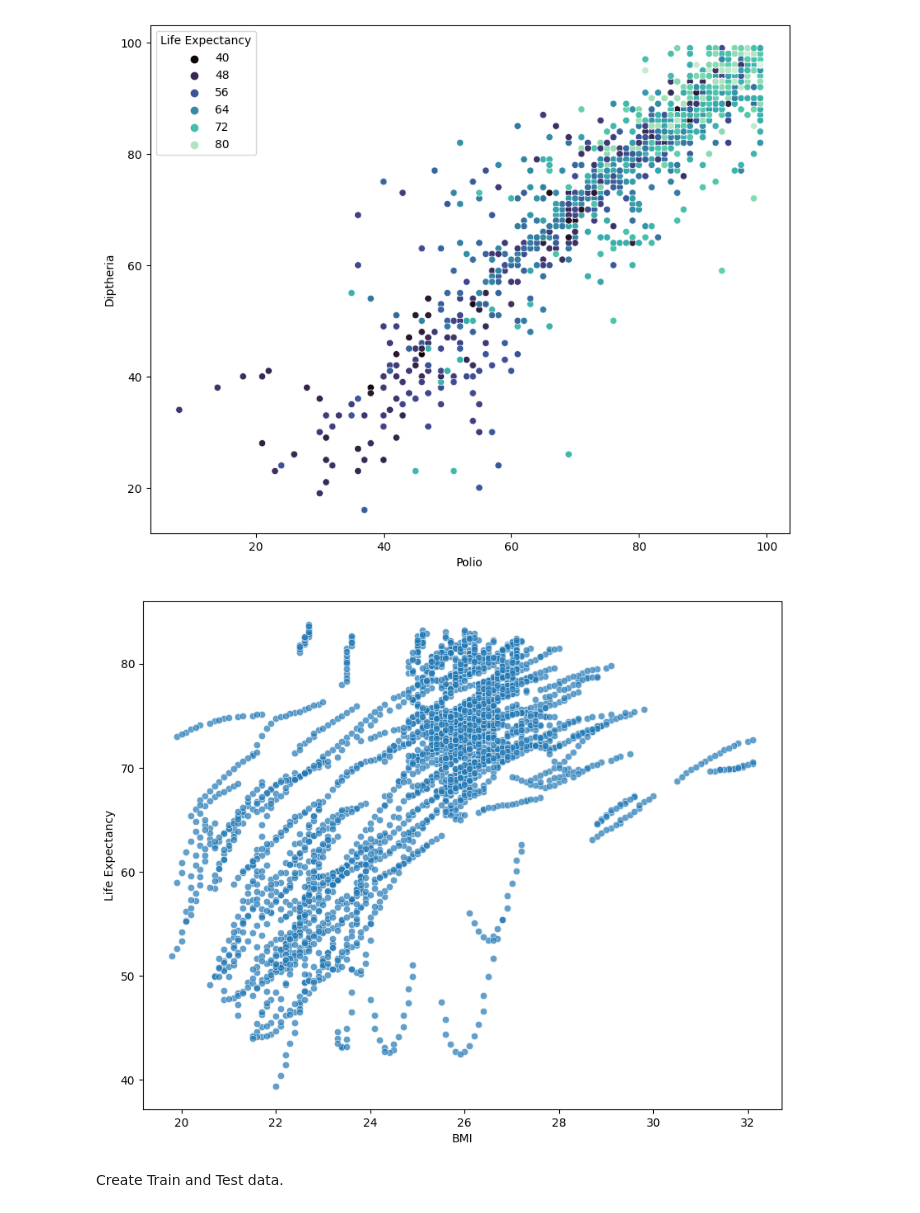
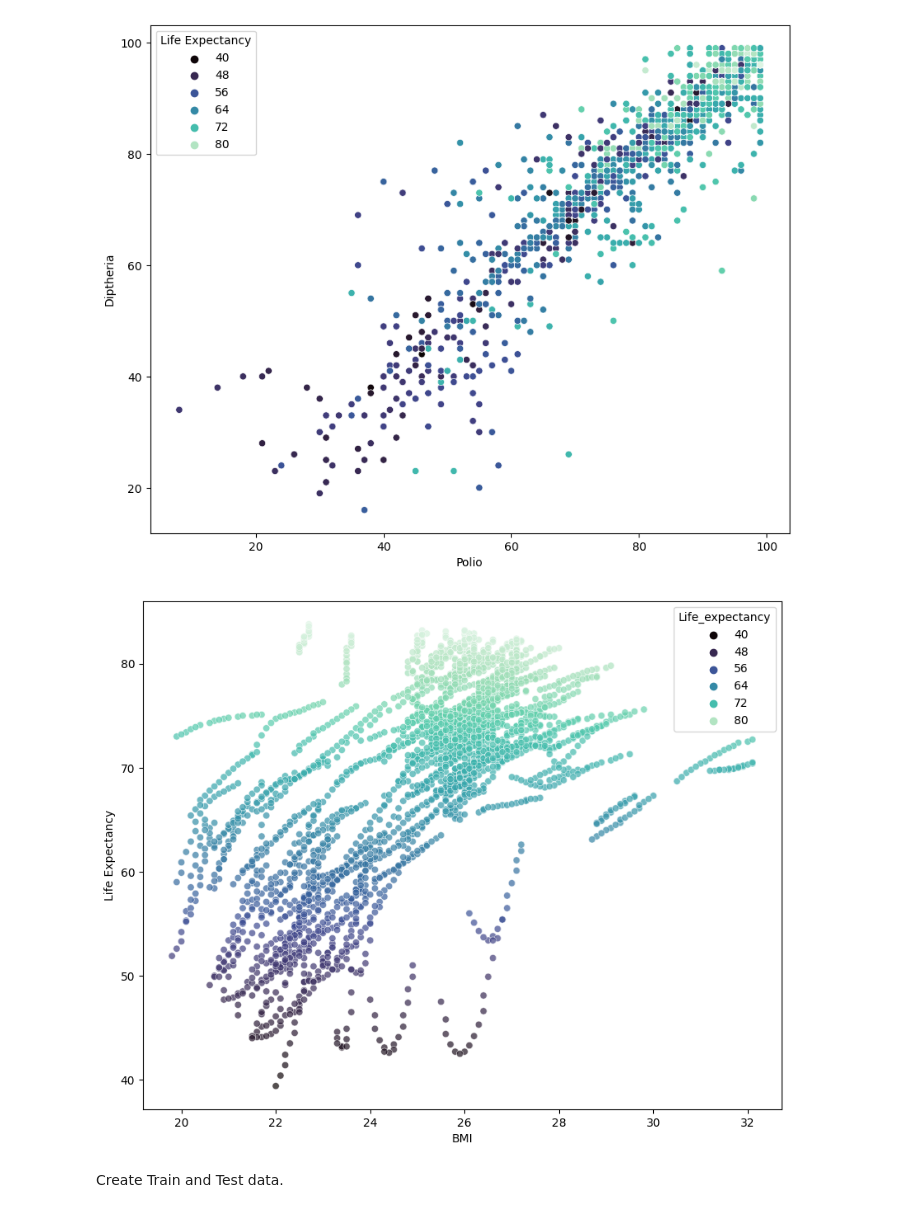
Before and after one commit to johnpospisil/who-life-expectancy-predictor, a Jupyter notebook: who-life-expectancy-prediction.ipynb, the cells around one changed output. Cells and saved outputs as stored; diff of their text form; code cells hidden in the pictures.

```diff
--- a/who-life-expectancy-prediction.ipynb
+++ b/who-life-expectancy-prediction.ipynb
@@ -349,10 +356,10 @@ plt.legend(title='Life Expectancy')
 # %%
 plt.figure(figsize=(10, 8), dpi=100)
 plt.xlabel("BMI")
 plt.ylabel("Life Expectancy")
-sns.scatterplot(x=df['BMI'], y=df['Life_expectancy'], alpha=0.7);
+sns.scatterplot(x=df['BMI'], y=df['Life_expectancy'], hue = df['Life_expectancy'], palette='mako', alpha=0.7);
 # %% [output]
-[figure, old version]
+[figure, new version]
 # %% [markdown]
 Create Train and Test data.
 # %%
```
Also changed, not shown: parts of 6 cells of this notebook.
